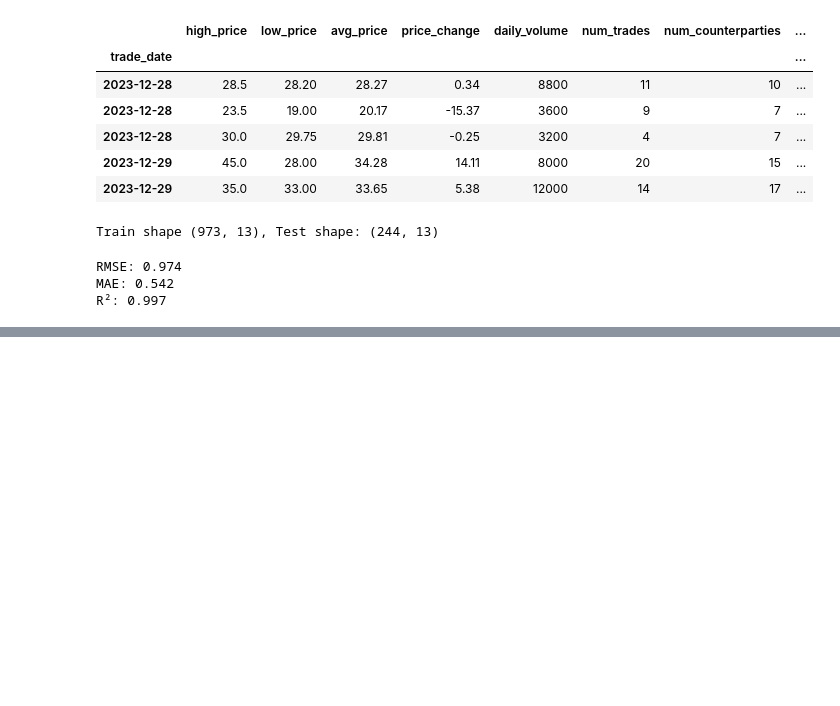
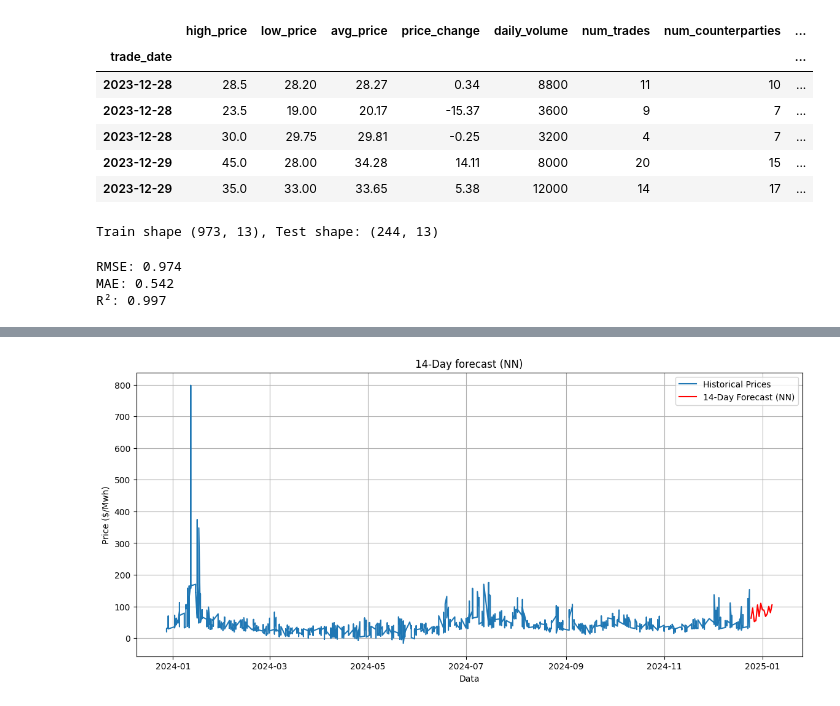
Before and after one commit to 2BeAsh/electricity-price-forecasting, a Jupyter notebook: notebooks/ML_forecasting.ipynb, the cells around one changed output, grey strips where cells are left out. Cells and saved outputs as stored; diff of their text form; code cells hidden in the pictures; blank space fills up the shorter version.

```diff
--- a/notebooks/ML_forecasting.ipynb
+++ b/notebooks/ML_forecasting.ipynb
@@ -112,0 +277,40 @@ plt.show()
+# %%
+# 14 day forecasting
+# We pretty much copy the code from before
+
+nn_model.eval()
+
+last_known_lags = X_lags.iloc[-1].copy()
+last_known_lags = last_known_lags.to_numpy()
+forecasted_prices = []
+
+for day in range(14):  # 2 weeks
+    # scale input
+
+    input_scaled = X_scaler.transform(last_known_lags.reshape(1, -1))
+    input_tensor = torch.tensor(input_scaled, dtype=torch.float32)
+
+    # Predict
+    with torch.no_grad():
+        pred_scaled = nn_model(input_tensor).numpy()
+
+    # Inverse scale transform
+    next_day_price = y_scaler.inverse_transform(pred_scaled)[0, 0]
+    forecasted_prices.append(next_day_price)
+
+    # Update lags
+    last_known_lags = np.roll(last_known_lags, shift=1)
+    last_known_lags[0] = next_day_price
+# %%
+# Visualize forecasted results
+
+# Create figure
+fig, ax = plt.subplots(figsize=(14, 6))
+ax.plot(df_ml.index, df_ml["avg_price"], label="Historical Prices")
+ax.plot(forecast_dates, forecasted_prices, label="14-Day Forecast (NN)", c="red")
+ax.set(xlabel="Data", ylabel="Price ($/Mwh)", title="14-Day forecast (NN)")
+ax.legend()
+ax.grid()
+plt.show()
+# %% [output]
+[figure, added]
```
Also changed, not shown: parts of 12 cells of this notebook.
